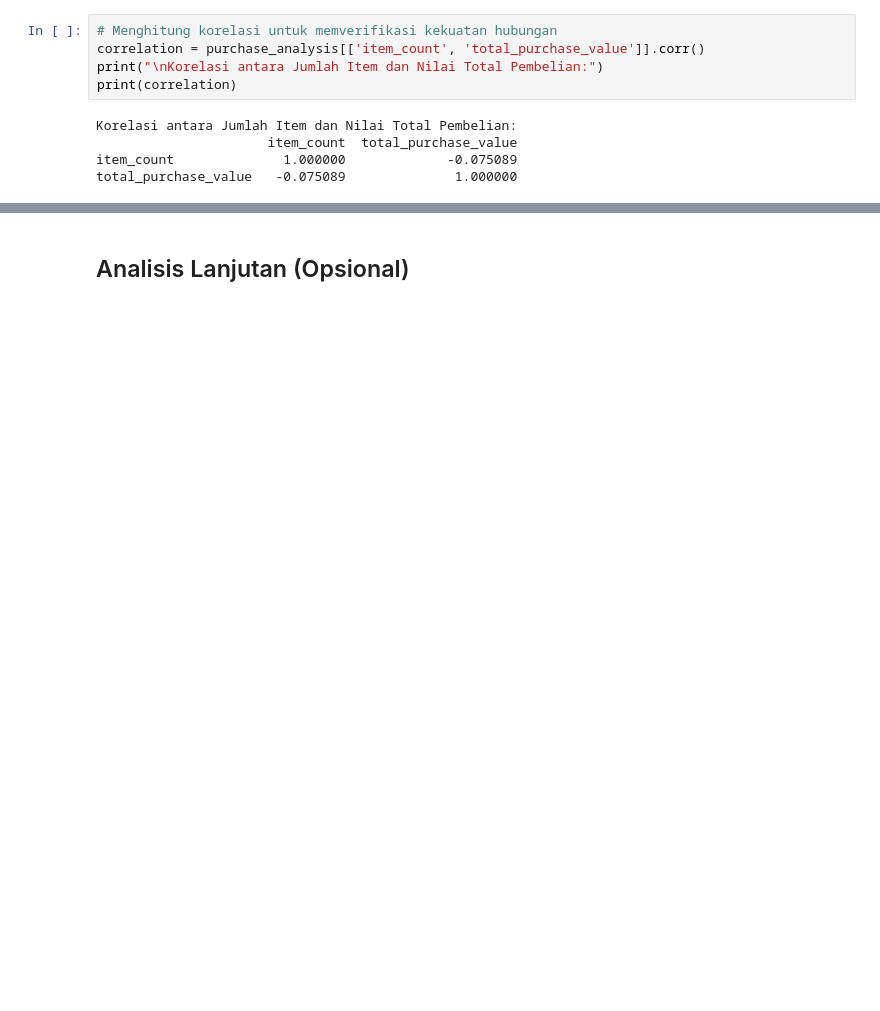
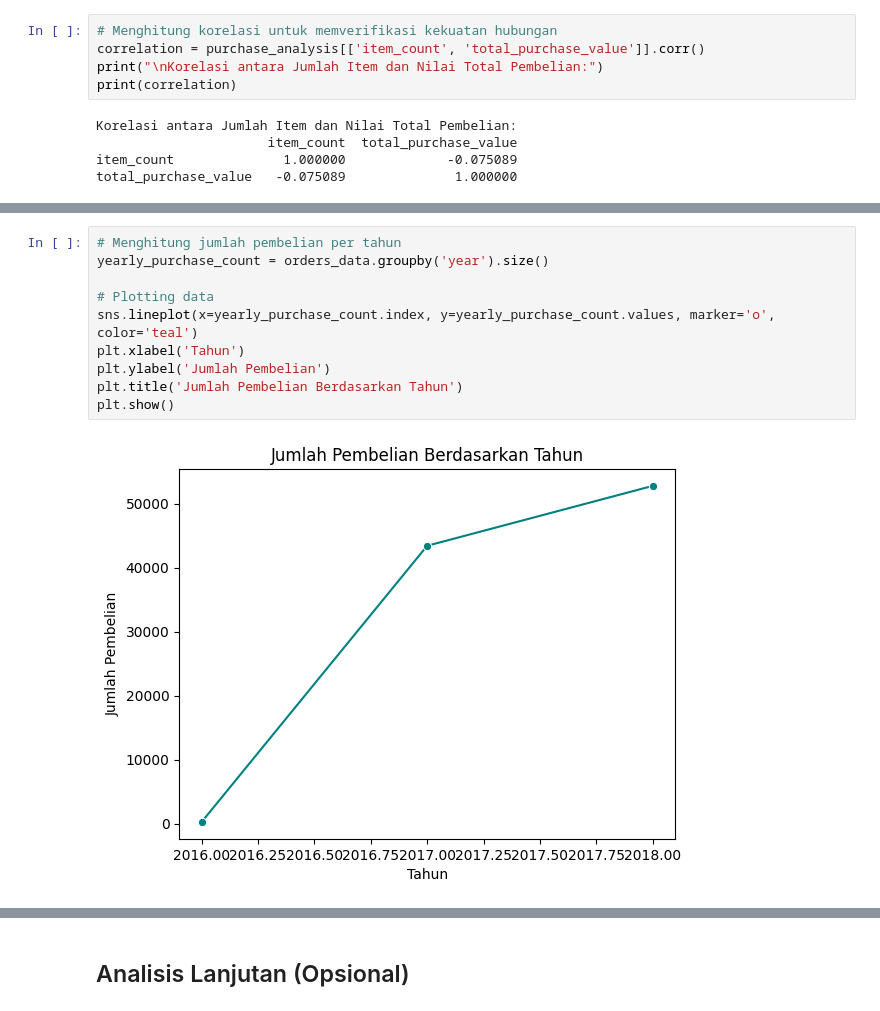
Before and after one commit to LatiefDataVisionary/data-analysis-dicoding-projects, a Jupyter notebook: Proyek_Analisis_Data.ipynb, the cells around one changed output, grey strips where cells are left out. Saved outputs shown, nothing was run; the diff lists cells and outputs as text; blank space fills up the shorter version.

```diff
--- a/Proyek_Analisis_Data.ipynb
+++ b/Proyek_Analisis_Data.ipynb
@@ -698,0 +879,12 @@ Secara ringkas, dapat disimpulkan bahwa ***jumlah item yang dibeli tidak terlalu
+# %%
+# Menghitung jumlah pembelian per tahun
+yearly_purchase_count = orders_data.groupby('year').size()
+
+# Plotting data
+sns.lineplot(x=yearly_purchase_count.index, y=yearly_purchase_count.values, marker='o', color='teal')
+plt.xlabel('Tahun')
+plt.ylabel('Jumlah Pembelian')
+plt.title('Jumlah Pembelian Berdasarkan Tahun')
+plt.show()
+# %% [output]
+[figure, added]
```
Also changed, not shown: parts of 41 cells of this notebook.
